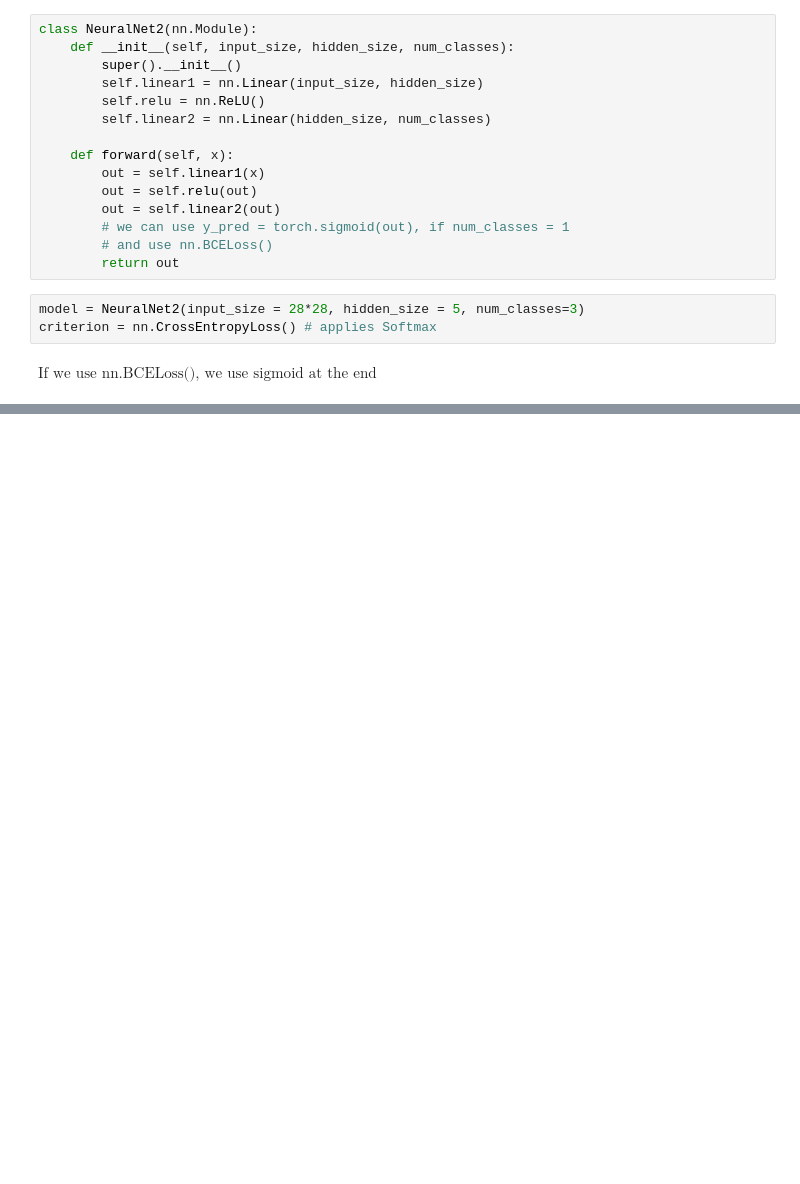
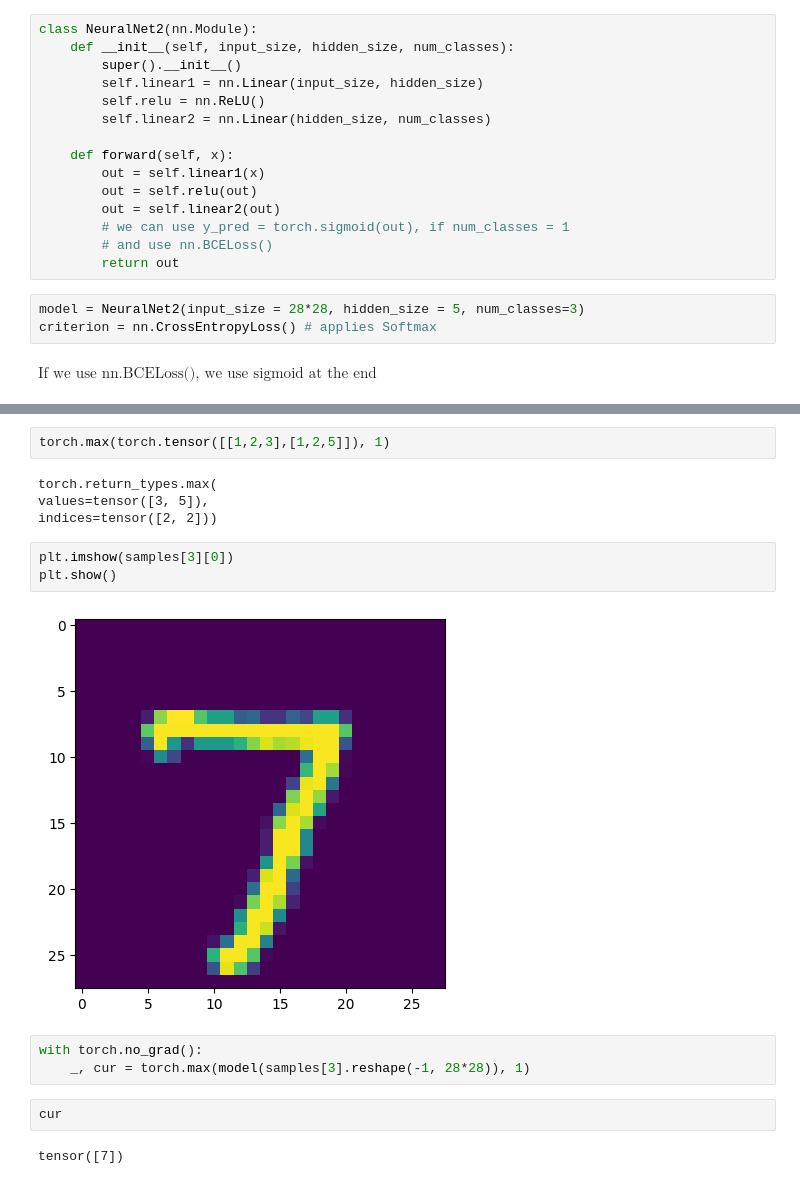
Before and after one commit to barracuda049/dl, a Jupyter notebook: sw.ipynb, the cells around one changed output, grey strips where cells are left out. Saved outputs shown, nothing was run; the diff lists cells and outputs as text; blank space fills up the shorter version.

```diff
--- a/sw.ipynb
+++ b/sw.ipynb
@@ -1357,0 +1532,18 @@ Extracting /files/MNIST\raw\t10k-labels-idx1-ubyte.gz to /files/MNIST\raw
+# %%
+torch.max(torch.tensor([[1,2,3],[1,2,5]]), 1)
+# %% [output]
+torch.return_types.max(
+values=tensor([3, 5]),
+indices=tensor([2, 2]))
+# %%
+plt.imshow(samples[3][0])
+plt.show()
+# %% [output]
+[figure, added]
+# %%
+with torch.no_grad():
+    _, cur = torch.max(model(samples[3].reshape(-1, 28*28)), 1)
+# %%
+cur
+# %% [output]
+tensor([7])
```
Also changed, not shown: parts of 53 cells of this notebook.
